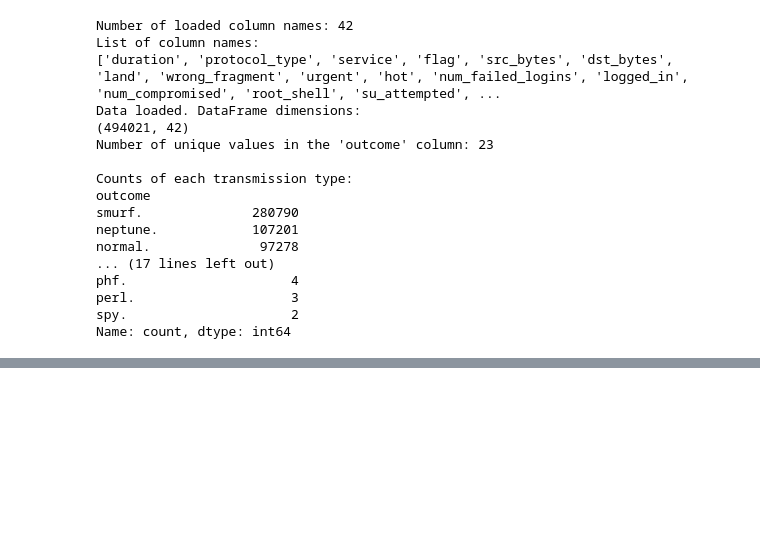
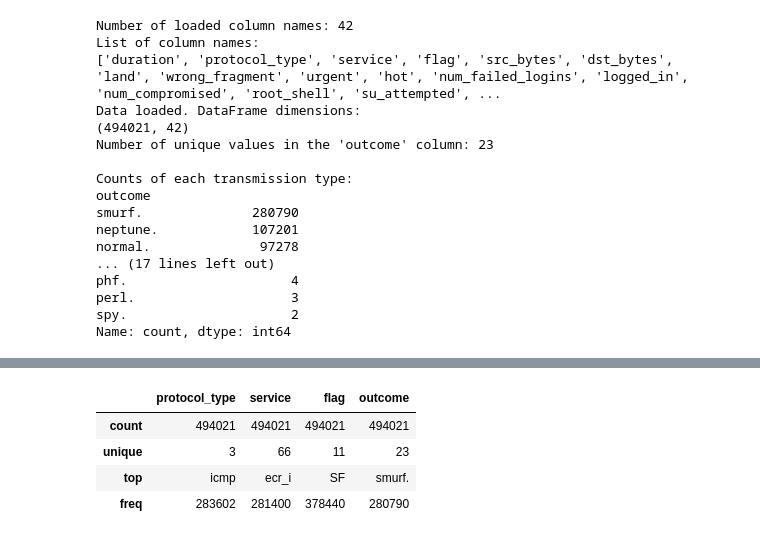
Before and after one commit to lukassso/python-mini-projects, a Jupyter notebook: machine-learning/ml_final_projects/04_network_anomaly_detection.ipynb, the cells around one changed output, grey strips where cells are left out. Drawn from its saved outputs; the diff is of its cells as text; code cells hidden in the pictures; blank space fills up the shorter version.

```diff
--- a/machine-learning/ml_final_projects/04_network_anomaly_detection.ipynb
+++ b/machine-learning/ml_final_projects/04_network_anomaly_detection.ipynb
@@ -89,0 +162,9 @@ Name: count, dtype: int64
+# %%
+# Generate statistics for categorical columns
+display(df.describe(include=['object']))
+# %% [output]
+|  | protocol_type | service | flag | outcome |
+| count | 494021 | 494021 | 494021 | 494021 |
+| unique | 3 | 66 | 11 | 23 |
+| top | icmp | ecr_i | SF | smurf. |
+| freq | 283602 | 281400 | 378440 | 280790 |
```
Also changed, not shown: parts of 7 cells of this notebook.
